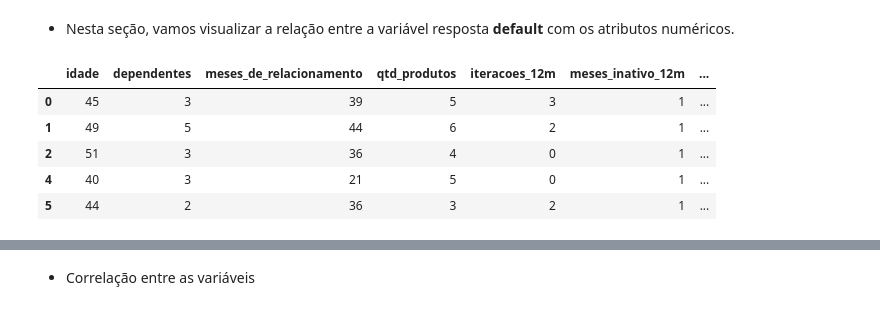
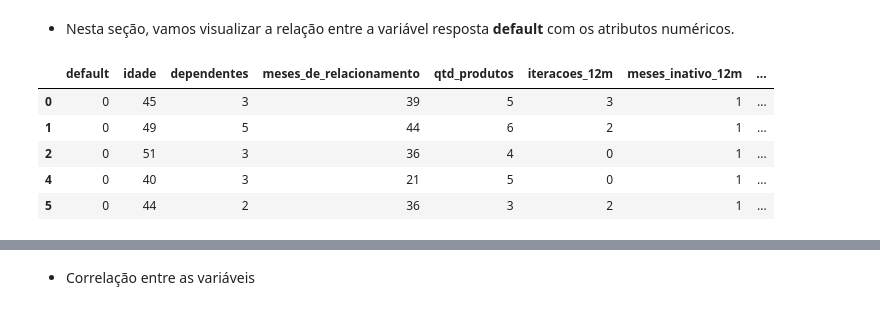
Before and after one commit to fsemeneze/Analise-de-clientes-inadimplentes, a Jupyter notebook: Script/analise_de_clientes.ipynb, the cells around one changed output, grey strips where cells are left out. Saved outputs shown, nothing was run; the diff lists cells and outputs as text; code cells hidden in the pictures.

```diff
--- a/Script/analise_de_clientes.ipynb
+++ b/Script/analise_de_clientes.ipynb
@@ -438,12 +471,12 @@ figura.show()
 # %% [markdown]
 * Nesta seção, vamos visualizar a relação entre a variável resposta **default** com os atributos numéricos.
 # %%
-df_clientes.drop(['id', 'default'], axis=1).select_dtypes('number').head(n=5)
+df_clientes.drop(['id'], axis=1).select_dtypes('number').head(n=5)
 # %% [output]
-|  | idade | dependentes | meses_de_relacionamento | qtd_produtos | iteracoes_12m | meses_inativo_12m | ... |
-| 0 | 45 | 3 | 39 | 5 | 3 | 1 | ... |
-| 1 | 49 | 5 | 44 | 6 | 2 | 1 | ... |
-| 2 | 51 | 3 | 36 | 4 | 0 | 1 | ... |
-| 4 | 40 | 3 | 21 | 5 | 0 | 1 | ... |
-| 5 | 44 | 2 | 36 | 3 | 2 | 1 | ... |
+|  | default | idade | dependentes | meses_de_relacionamento | qtd_produtos | iteracoes_12m | meses_inativo_12m | ... |
+| 0 | 0 | 45 | 3 | 39 | 5 | 3 | 1 | ... |
+| 1 | 0 | 49 | 5 | 44 | 6 | 2 | 1 | ... |
+| 2 | 0 | 51 | 3 | 36 | 4 | 0 | 1 | ... |
+| 4 | 0 | 40 | 3 | 21 | 5 | 0 | 1 | ... |
+| 5 | 0 | 44 | 2 | 36 | 3 | 2 | 1 | ... |
 # %%
```
Also changed, not shown: parts of 13 cells of this notebook.
